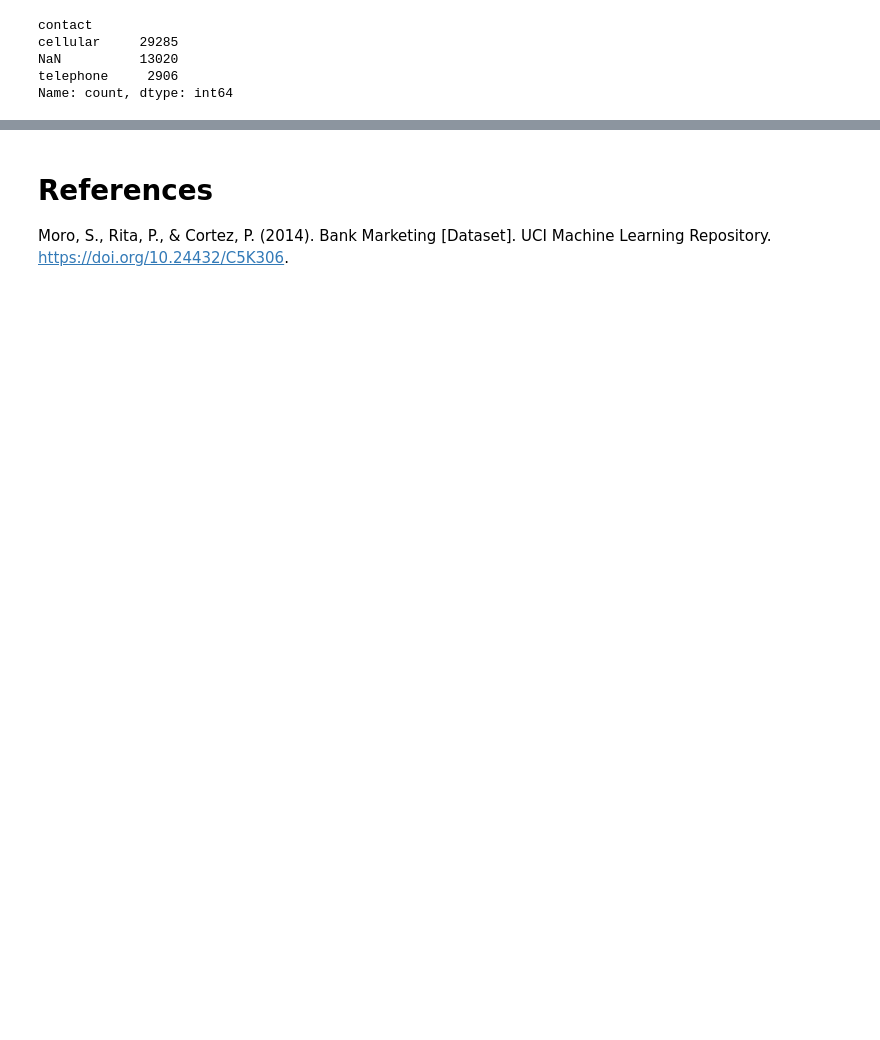
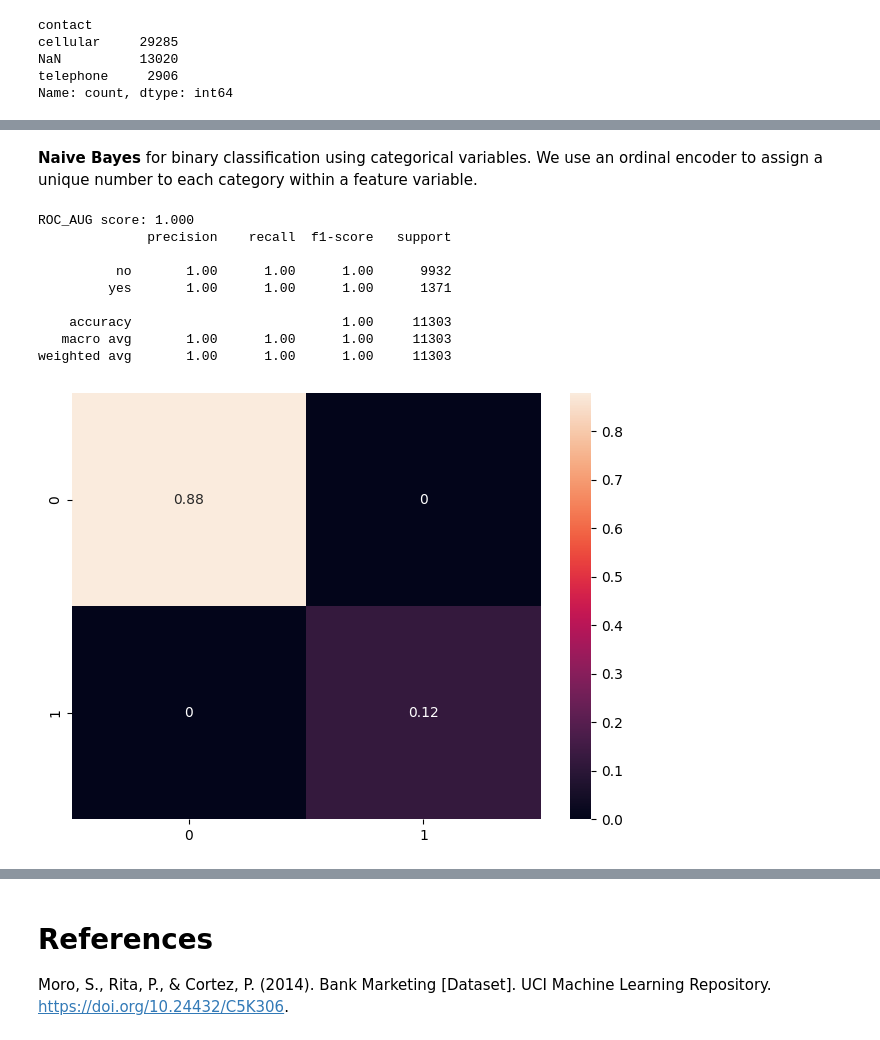
Before and after one commit to josuesandoval-beep/Final-Project-Bank-Marketing, a Jupyter notebook: Final_Project_Bank_Marketing.ipynb, the cells around one changed output, grey strips where cells are left out. Drawn from its saved outputs; the diff is of its cells as text; code cells hidden in the pictures; blank space fills up the shorter version.

```diff
--- a/Final_Project_Bank_Marketing.ipynb
+++ b/Final_Project_Bank_Marketing.ipynb
@@ -250,0 +320,45 @@ TODO:
+# %% [markdown]
+**Naive Bayes** for binary classification using categorical variables. We use an ordinal encoder to assign a unique number to each category within a feature variable.
+# %%
+#split dataset into feature and target variables
+X2 = bankdata[cat_cols]
+X2.drop('y',axis=1) #'y' was included in cat_cols, thus have to drop it
+y = bankdata['y']
+
+#split X2 and y into training and testing sets
+X2_train, X2_test, y_train, y_test = train_test_split(X2, y, test_size=0.25, random_state=16)
+
+#make pipeline for Catergorical Naive Bayes and Ordinal encoder for categorical data
+pipe_cnb = make_pipeline(
+              OrdinalEncoder(dtype=int),
+              CategoricalNB(alpha=1.0, min_categories=2)   # min_categories prevents issues with rare values
+)
+
+#fit model to categorical data
+pipe_cnb.fit(X2_train, y_train)
+
+#make prediction using test data
+y_pred_cnb = pipe_cnb.predict(X2_test)
+
+#get relavent metrics
+roc_score_cnb = metrics.roc_auc_score(y_test, pipe_cnb.predict_proba(X2_test)[:, 1])
+cla_rep_cnb = metrics.classification_report(y_test, y_pred_cnb)
+cnf_matrix_cnb = metrics.confusion_matrix(y_test, y_pred_cnb,normalize='all')
+
+#display metric results
+print(f'ROC_AUG score: {roc_score_cnb :.3f}')
+print(cla_rep_cnb)
+sns.heatmap(pd.DataFrame(cnf_matrix_cnb), annot=True )
+plt.tight_layout()
+plt.show()
+# %% [output]
+ROC_AUG score: 1.000
+              precision    recall  f1-score   support
+
+          no       1.00      1.00      1.00      9932
+         yes       1.00      1.00      1.00      1371
+
+    accuracy                           1.00     11303
+   macro avg       1.00      1.00      1.00     11303
+weighted avg       1.00      1.00      1.00     11303
+[figure, added]
```
Also changed, not shown: parts of 15 cells of this notebook.
